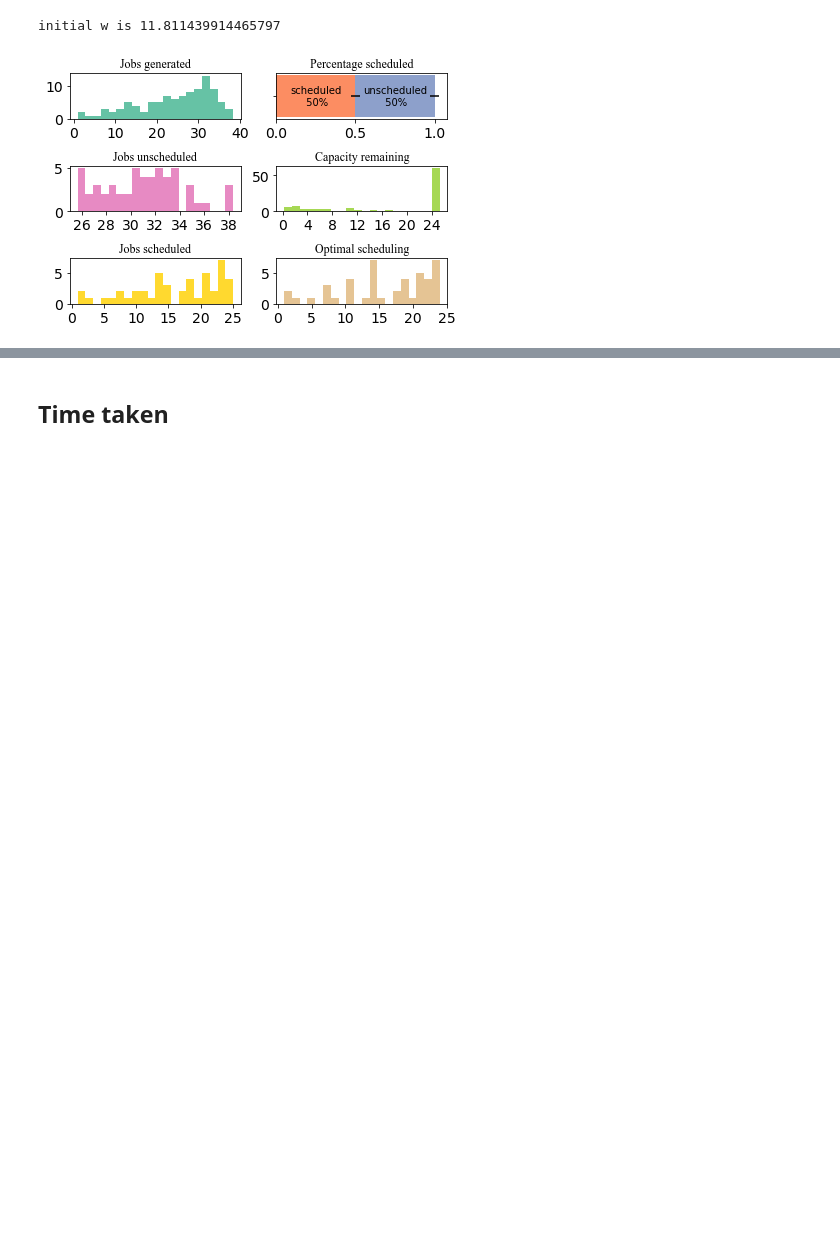
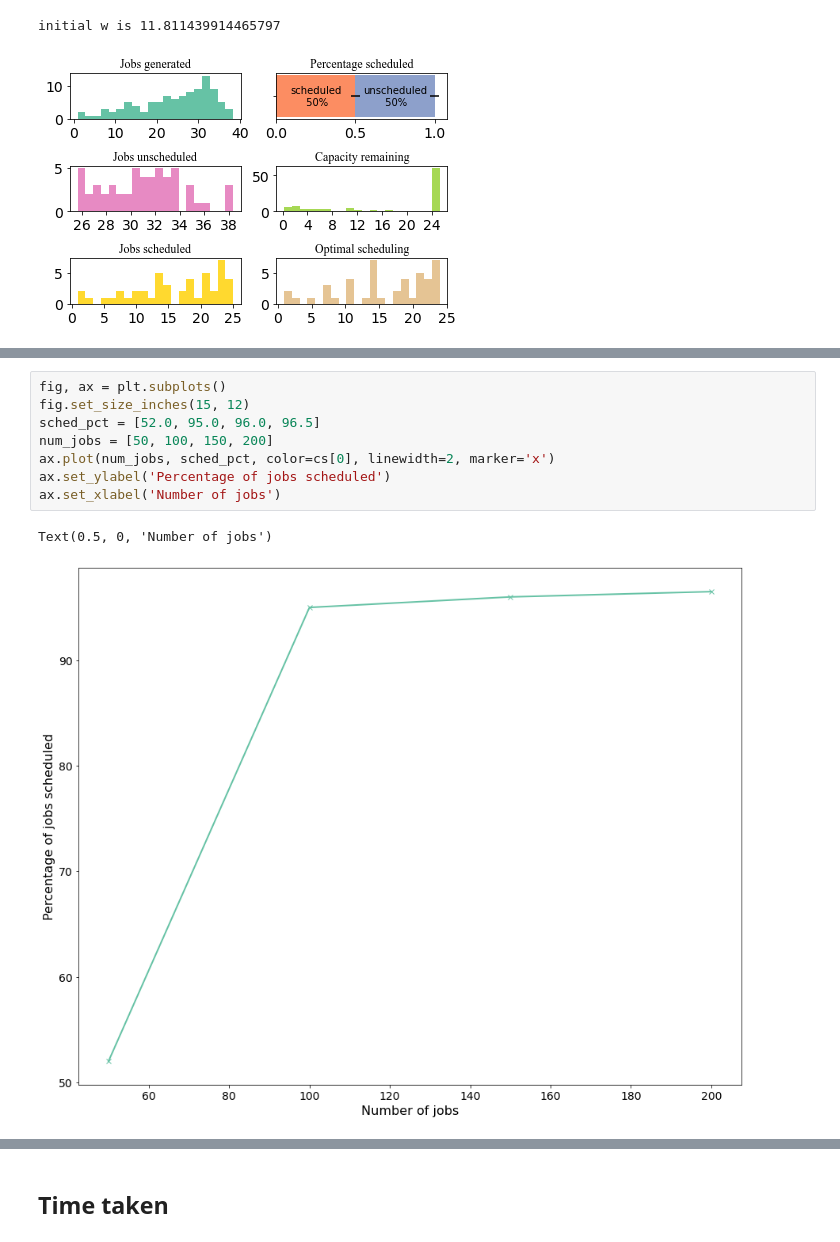
Before and after one commit to Vincent-lau/hyperion, a Jupyter notebook: measure/plotmetrics.ipynb, the cells around one changed output, grey strips where cells are left out. Saved outputs shown, nothing was run; the diff lists cells and outputs as text; blank space fills up the shorter version.

```diff
--- a/measure/plotmetrics.ipynb
+++ b/measure/plotmetrics.ipynb
@@ -856,0 +906,11 @@ print(len(initial_ws[0]))
+# %%
+fig, ax = plt.subplots()
+fig.set_size_inches(15, 12)
+sched_pct = [52.0, 95.0, 96.0, 96.5]
+num_jobs = [50, 100, 150, 200]
+ax.plot(num_jobs, sched_pct, color=cs[0], linewidth=2, marker='x')
+ax.set_ylabel('Percentage of jobs scheduled')
+ax.set_xlabel('Number of jobs')
+# %% [output]
+Text(0.5, 0, 'Number of jobs')
+[figure, added]
```
Also changed, not shown: parts of 18 cells of this notebook.
